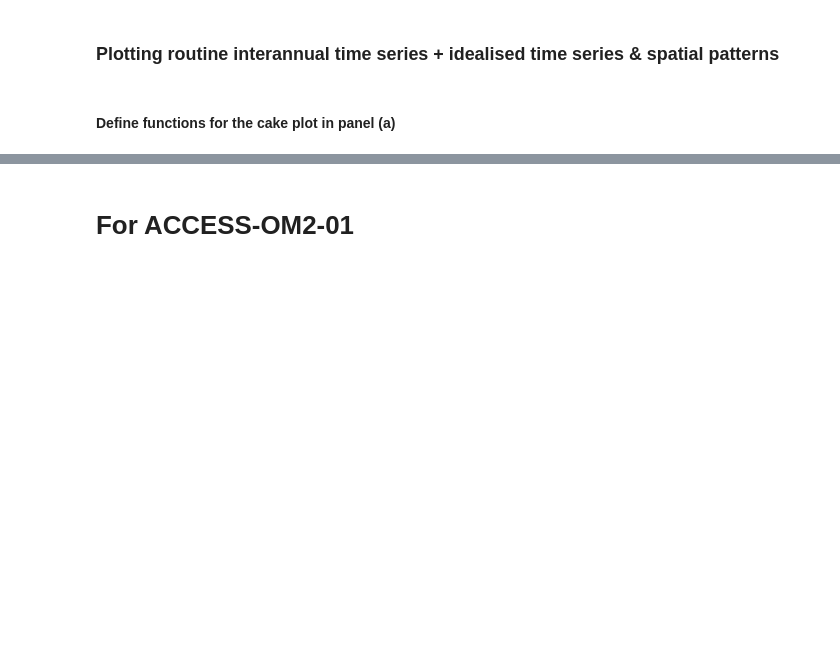
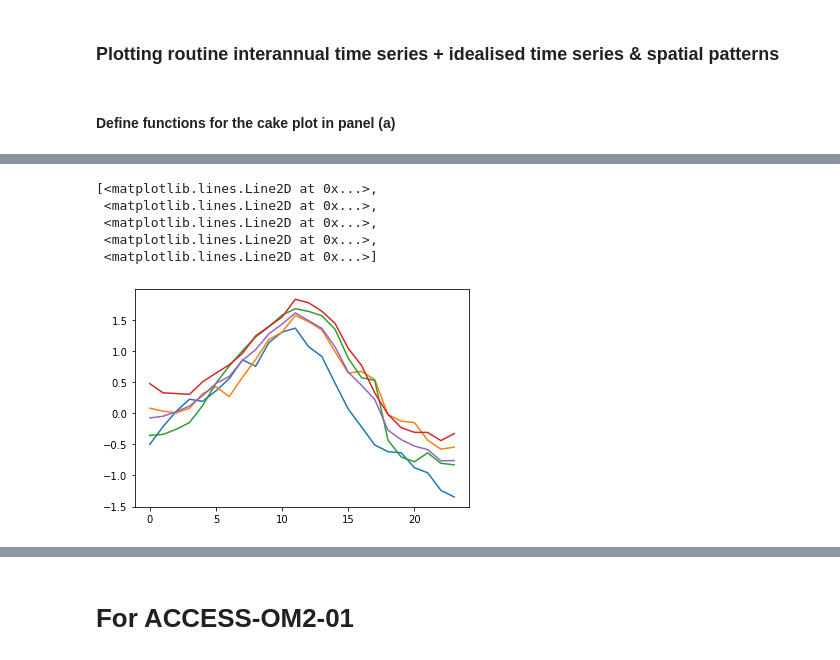
Before and after one commit to mauricehuguenin/ENSO-Antarctica_scripts, a Jupyter notebook: creating_enso_sam_forcing_fields_for_ncfile_ACCESS-OM2-01_rescaled.ipynb, the cells around one changed output, grey strips where cells are left out. Cells and saved outputs as stored; diff of their text form; code cells hidden in the pictures; blank space fills up the shorter version.

```diff
--- a/creating_enso_sam_forcing_fields_for_ncfile_ACCESS-OM2-01_rescaled.ipynb
+++ b/creating_enso_sam_forcing_fields_for_ncfile_ACCESS-OM2-01_rescaled.ipynb
@@ -1435,0 +1446,12 @@ Wall time: 10.9 s
+# %%
+# create pandas dataframe and save it
+d = {'1972': N34_1972, '1982': N34_1982, '1997': N34_1997, '2015': N34_2015, 'Mean': EN_mean}; df = pd.DataFrame(data=d)
+df.to_csv('/g/data/e14/mv7494/ENSOAnt_data/Fig1d_Time_Series_Composite_EN.txt', sep='\t', index=False) # saving the data frame
+plt.plot(df) # to check if all okay
+# %% [output]
+[<matplotlib.lines.Line2D at 0x...>,
+ <matplotlib.lines.Line2D at 0x...>,
+ <matplotlib.lines.Line2D at 0x...>,
+ <matplotlib.lines.Line2D at 0x...>,
+ <matplotlib.lines.Line2D at 0x...>]
+[figure, added]
```
Also changed, not shown: parts of 22 cells of this notebook, 3 other files.
